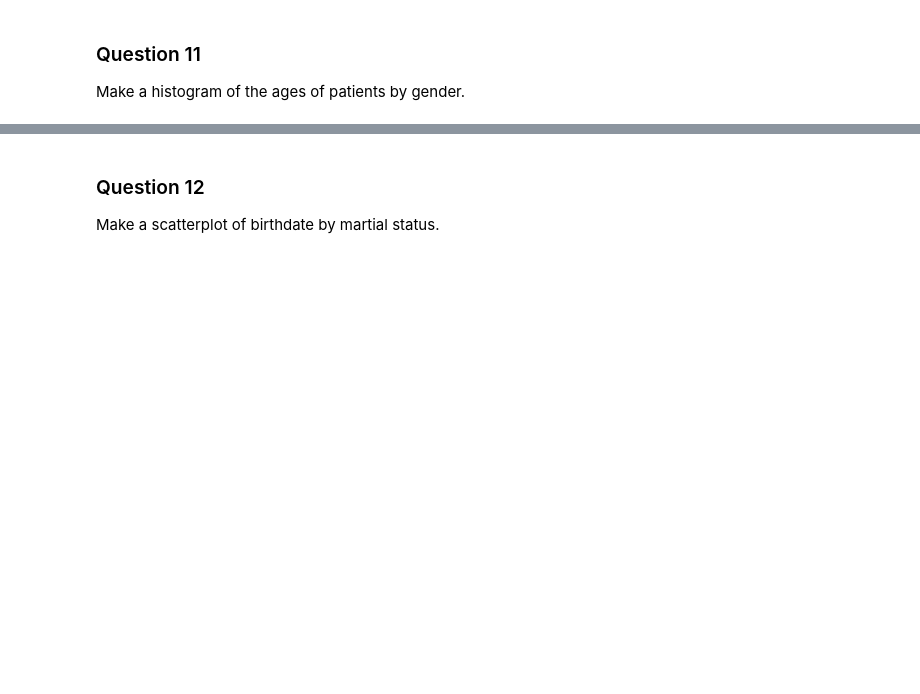
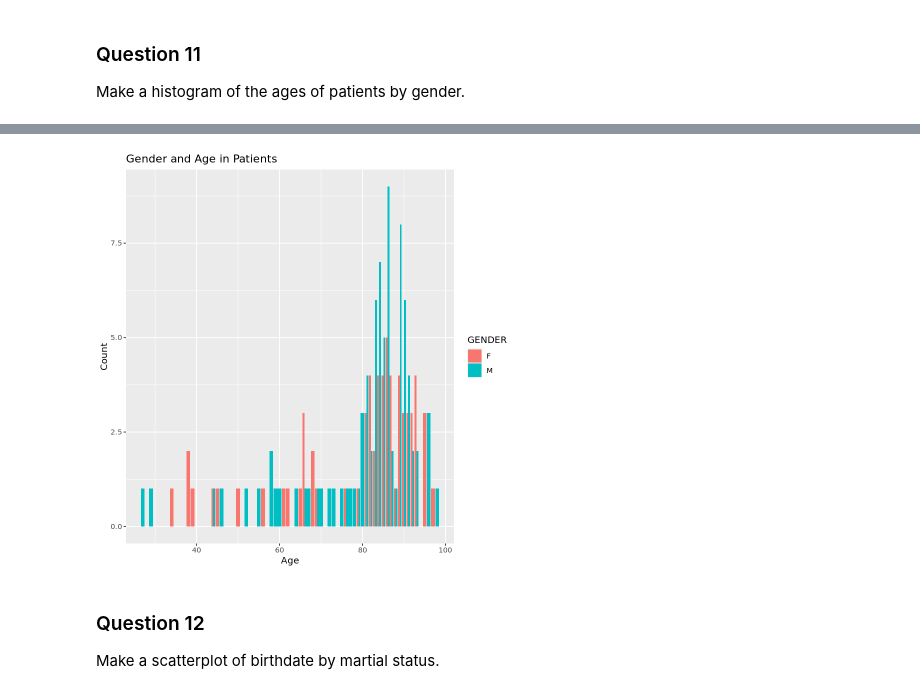
Before and after one commit to DudhiData/BIOS512, a Jupyter notebook: HW2/BIOS512_HW2.ipynb, the cells around one changed output, grey strips where cells are left out. Saved outputs shown, nothing was run; the diff lists cells and outputs as text; code cells hidden in the pictures; blank space fills up the shorter version.

```diff
--- a/HW2/BIOS512_HW2.ipynb
+++ b/HW2/BIOS512_HW2.ipynb
@@ -438,17 +438,33 @@ integer(0)
 ### Question 10
 If you see any weird values, get rid of the ones that don't make sense, and combine the ones that are formatted wrong. Don't forget ot check the dates! Print the new tables for categorical values, and print the date ranges.
 # %%
+# Cleaning
 joined_names$ETHNICITY[joined_names$ETHNICITY == "nonhispani"] <- "nonhispanic";
 joined_names$ETHNICITY[joined_names$ETHNICITY == "hispani"] <- "hispanic";
 joined_names$GENDER[joined_names$GENDER == "female"] <- "F";
 joined_names$GENDER[joined_names$GENDER == "Female"] <- "F";
 joined_names$GENDER[joined_names$GENDER == "Male"] <- "M";
-joined_names$RACE[joined_names$RACE == "asiann"] <- "F";
+joined_names$RACE[joined_names$RACE == "asiann"] <- "asian";
 joined_names$MARITAL[joined_names$MARITAL == "Fine"] <- NA;
 joined_names$MARITAL[joined_names$MARITAL == "male"] <- NA;
-converted <- joined_names %>%
-  mutate(
 
-  );
-converted;
+# Date Formatting
+names <- read_csv("patient_names.csv");
+dates <- mdy(names$BIRTHDATE);
+corrected_dates <- if_else(year(dates) > 2020, dates - years(100), dates)
+corrected_dates <- format(corrected_dates, "%m/%d/%Y") %>% as.Date(format = "%m/%d/%Y");
+joined_names$BIRTHDATE <- corrected_dates;
+joined_names$DEATHDATE <- format(mdy(names$DEATHDATE), "%m/%d/%Y") %>% as.Date(format = "%m/%d/%Y");
+
+
+
+selected_columns <- joined_names %>% select(-ID, -FIRST, -LAST);
+distinct_col <- selected_columns %>% unique();
+i <- 1;
+for (column in distinct_col) {
+    counts <- table({{column}});
+    sorted_counts <- sort(counts, decreasing = TRUE);
+    mdpre(sorted_counts);
+    i<<- i+1;
+}
 # %% [output]
@@ -474,3 +495,12 @@ A tibble: 974 × 12
 # %% [markdown]
 ### Question 11
 Make a histogram of the ages of patients by gender.
+# %%
+library(ggplot2);
+birth_year <- format(joined_names$BIRTHDATE, "%Y") %>% as.numeric();
+death_year <- format(joined_names$DEATHDATE, "%Y") %>% as.numeric();
+age <- as.integer(death_year - birth_year);
+joined_names$AGE <- age;
+ggplot(joined_names %>% filter(!is.na(AGE)), aes(x = AGE, fill = GENDER)) +
+geom_histogram(stat = 'count', position = 'dodge') + labs(x="Age",y="Count",title="Gender and Age in Patients");
+# %% [output]
@@ -477,3 +509,4 @@ Make a histogram of the ages of patients by gender.
+[figure, added]
 # %% [markdown]
 ### Question 12
 Make a scatterplot of birthdate by martial status.
```
Also changed, not shown: parts of 3 cells of this notebook.
